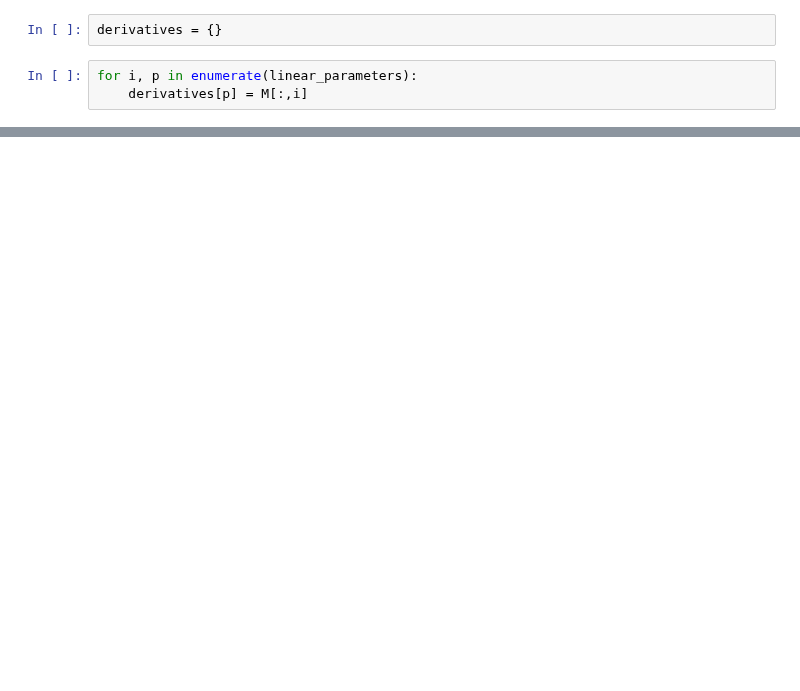
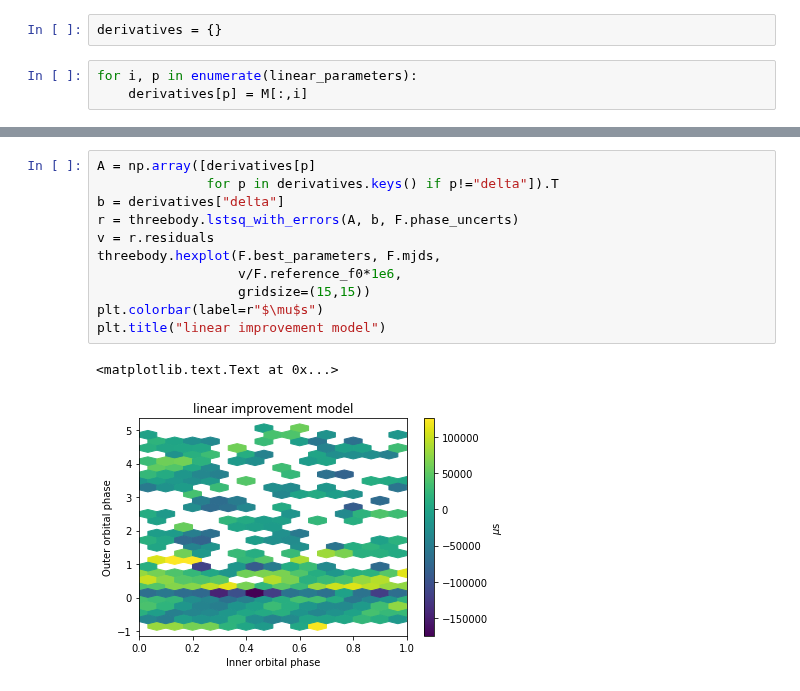
Before and after one commit to aarchiba/triplesystem, a Jupyter notebook: code-v1/k-systematics-package.ipynb, the cells around one changed output, grey strips where cells are left out. Cells and saved outputs as stored; diff of their text form; blank space fills up the shorter version.

```diff
--- a/code-v1/k-systematics-package.ipynb
+++ b/code-v1/k-systematics-package.ipynb
@@ -287,0 +350,14 @@ F.efac
+# %%
+A = np.array([derivatives[p]
+              for p in derivatives.keys() if p!="delta"]).T
+b = derivatives["delta"]
+r = threebody.lstsq_with_errors(A, b, F.phase_uncerts)
+v = r.residuals
+threebody.hexplot(F.best_parameters, F.mjds,
+                  v/F.reference_f0*1e6,
+                  gridsize=(15,15))
+plt.colorbar(label=r"$\mu$s")
+plt.title("linear improvement model")
+# %% [output]
+<matplotlib.text.Text at 0x...>
+[figure, added]
```
Also changed, not shown: parts of 31 cells of this notebook, 13 other files.
